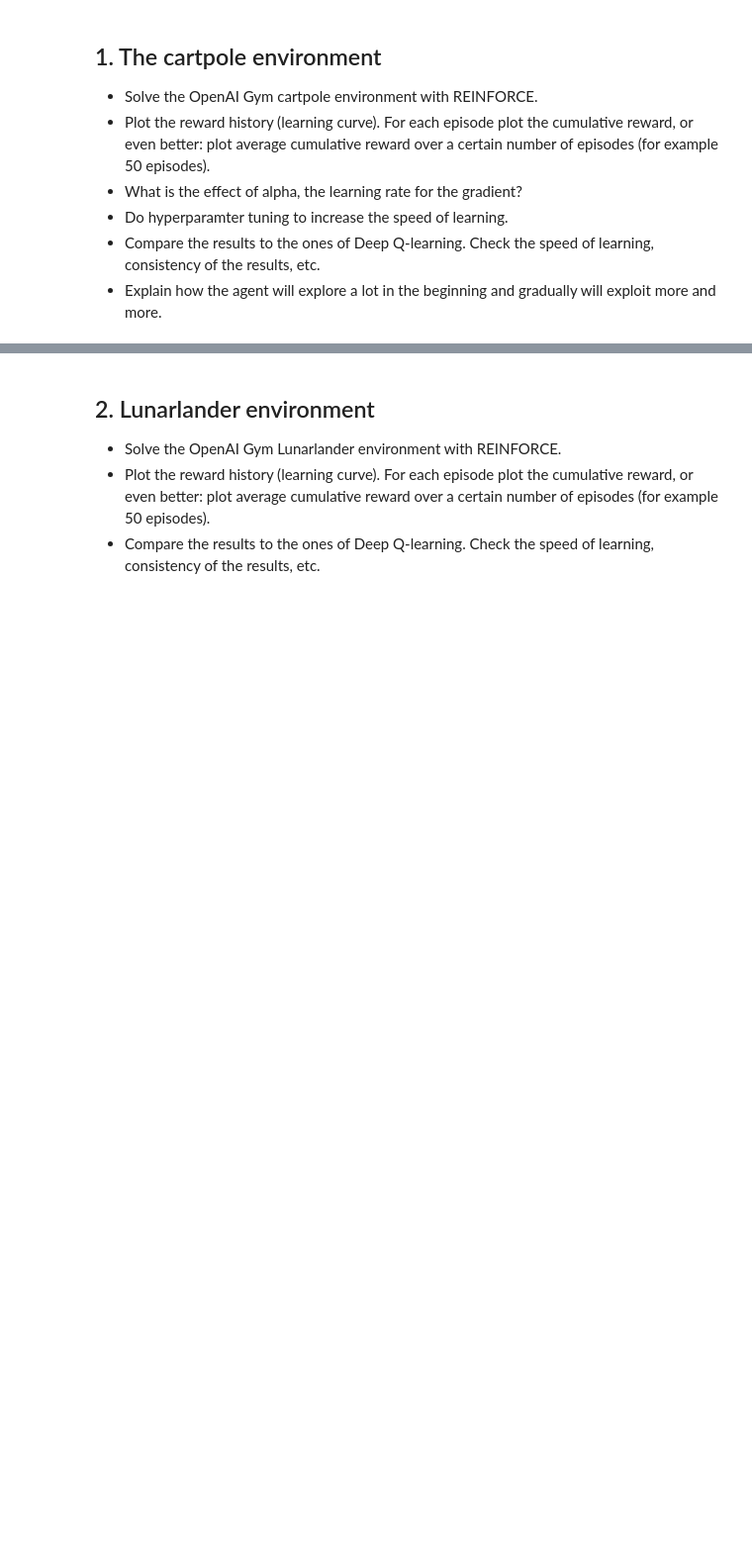
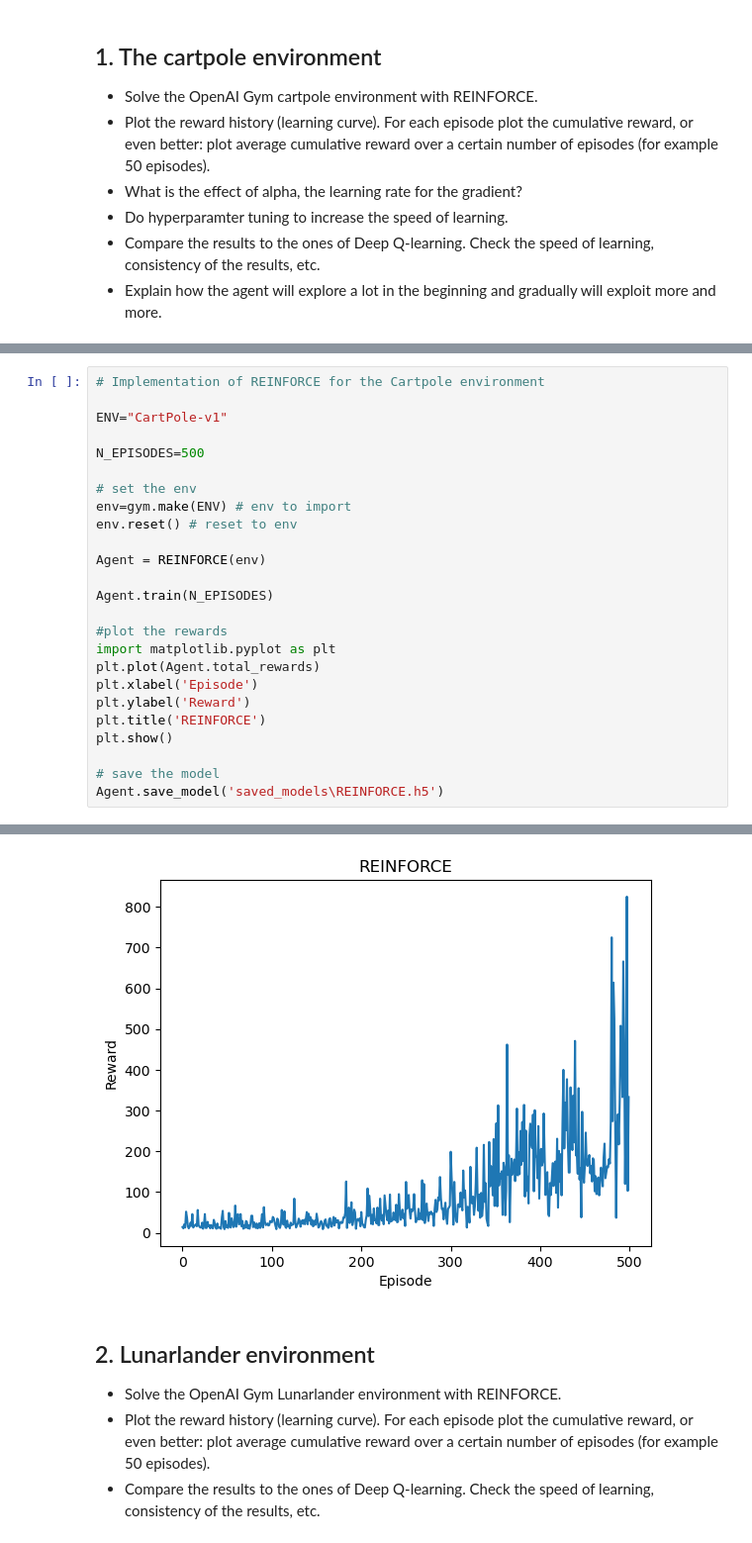
Before and after one commit to RichardVanraes/PolGrad, a Jupyter notebook: Sessie_05_Policy_Gradients_Opdracht.ipynb, the cells around one changed output, grey strips where cells are left out. Shown: that part at 99% size. Drawn from its saved outputs; the diff is of its cells as text; blank space fills up the shorter version.

```diff
--- a/Sessie_05_Policy_Gradients_Opdracht.ipynb
+++ b/Sessie_05_Policy_Gradients_Opdracht.ipynb
@@ -45,0 +239,26 @@ tf.get_logger().setLevel('ERROR')
+# %%
+# Implementation of REINFORCE for the Cartpole environment
+
+ENV="CartPole-v1"
+
+N_EPISODES=500
+
+# set the env
+env=gym.make(ENV) # env to import
+env.reset() # reset to env
+
+Agent = REINFORCE(env)
+
+Agent.train(N_EPISODES)
+
+#plot the rewards
+import matplotlib.pyplot as plt
+plt.plot(Agent.total_rewards)
+plt.xlabel('Episode')
+plt.ylabel('Reward')
+plt.title('REINFORCE')
+plt.show()
+
+# save the model
+Agent.save_model('saved_models\REINFORCE.h5')
+# %% [output]
@@ -46,3 +282,4 @@ tf.get_logger().setLevel('ERROR')
+[figure, added]
 # %% [markdown]
 ## 2. Lunarlander environment
 
```
Also changed, not shown: parts of 7 cells of this notebook, 2 other files.
